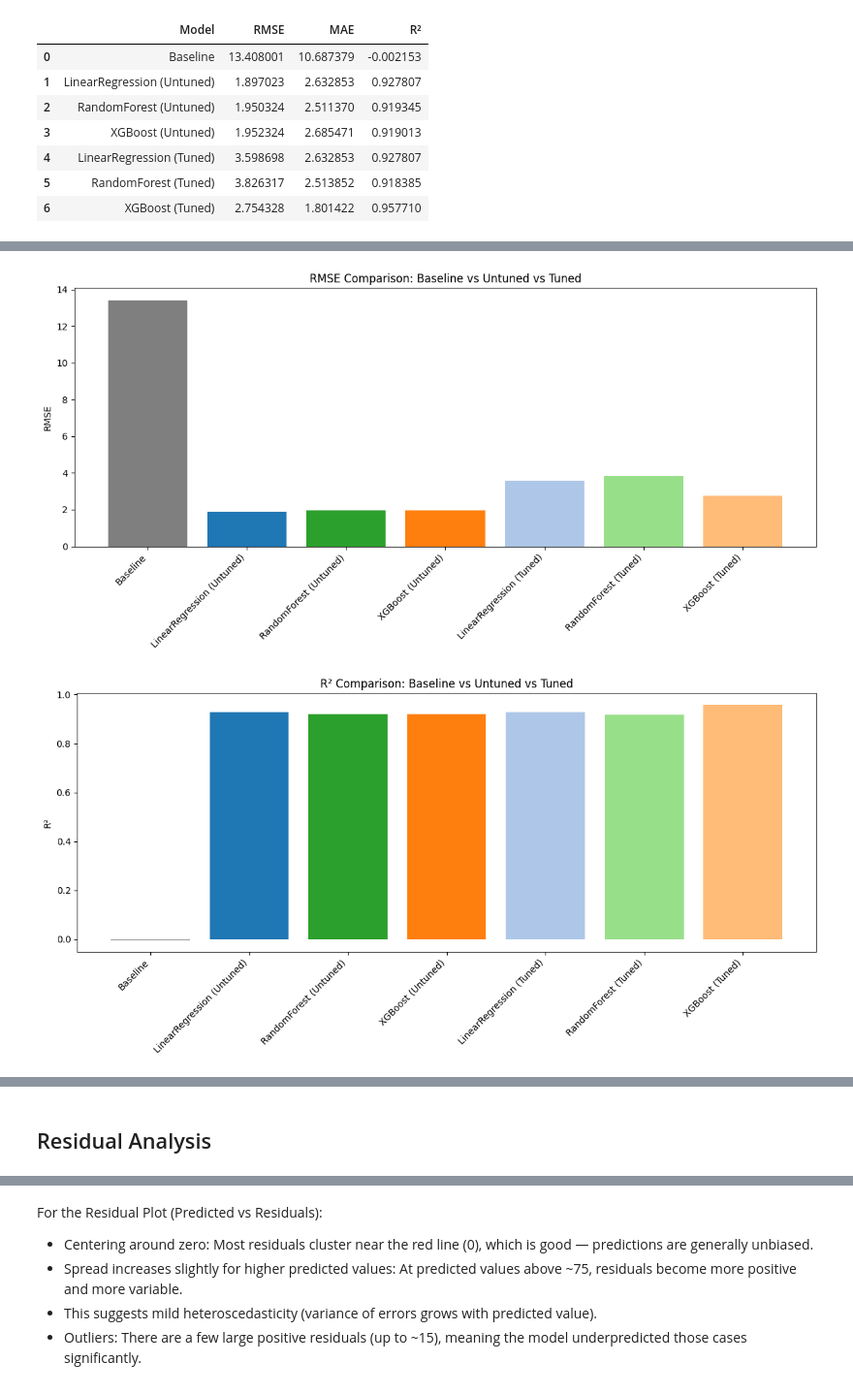
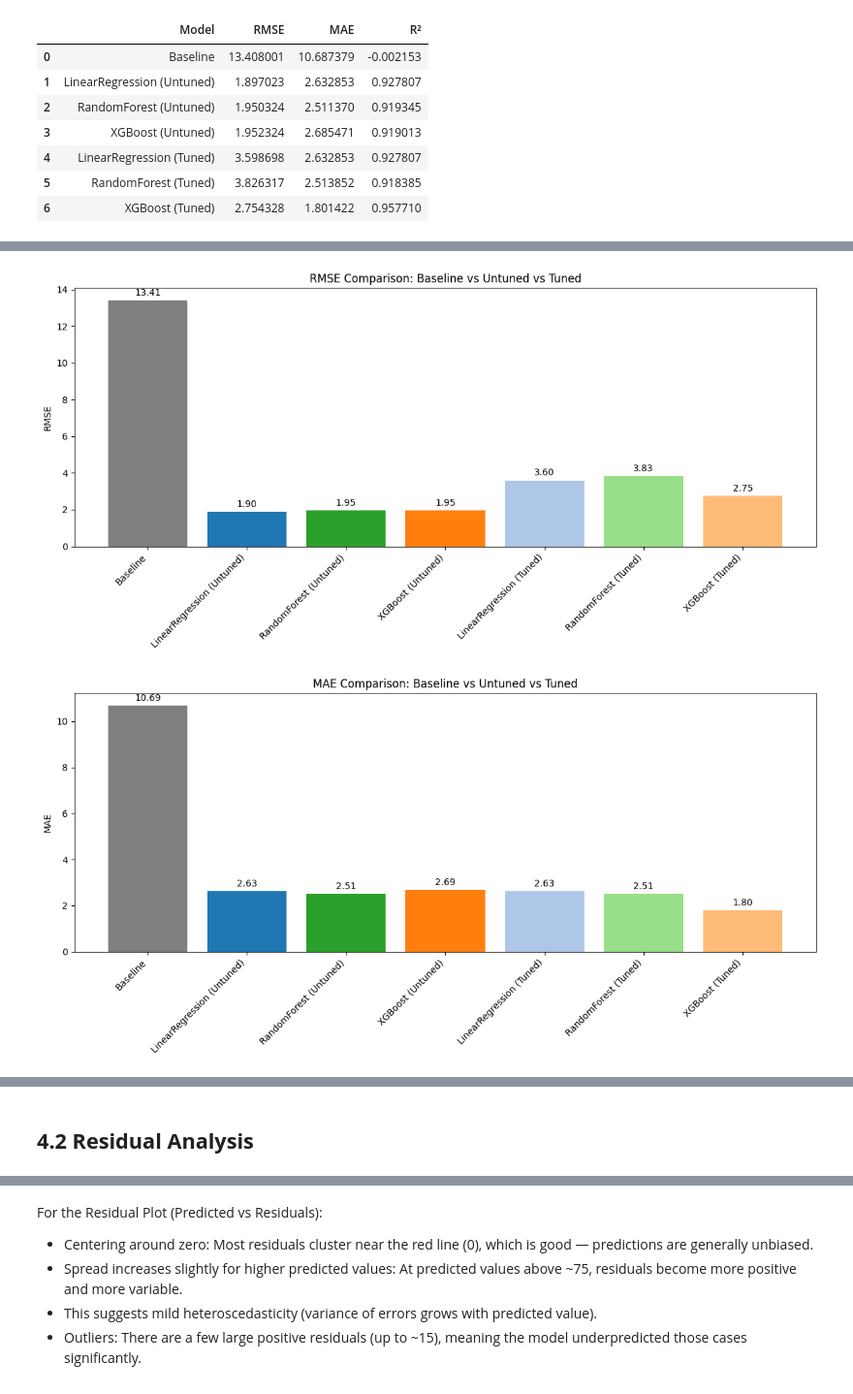
Before and after one commit to ricardo-abreu1/Route-25, a Jupyter notebook: Data_Process.ipynb, the cells around one changed output, grey strips where cells are left out. Shown: that part at 97% size. Drawn from its saved outputs; the diff is of its cells as text; code cells hidden in the pictures.

```diff
--- a/Data_Process.ipynb
+++ b/Data_Process.ipynb
@@ -164,0 +206,11 @@ XGBoost: RMSE=1.95, MAE=2.69, R²=0.919
+# %%
+# Display results
+for model_name, metrics in results.items():
+    print(f"{model_name}: RMSE={metrics['RMSE']:.2f}, MAE={metrics['MAE']:.2f}, R²={metrics['R²']:.3f}")
+
+# Convert results to DataFrame
+results['Baseline'] = {'RMSE': baseline_rmse, 'MAE': baseline_mae, 'R²': baseline_r2}
+results_df = pd.DataFrame(results).T.reset_index()
+results_df.columns = ['Model', 'RMSE', 'MAE', 'R²']
+print("\nModel Performance:")
+results_df
@@ -318,14 +415,20 @@ baseline_r2 = r2_score(y_test, baseline_pred)
 previous_results = results_df.copy()
 previous_results['Model'] = previous_results['Model'] + ' (Untuned)'
 
+
+# Remove any accidental Baseline (Untuned)
+previous_results = previous_results[previous_results['Model'] != 'Baseline (Untuned)']
+
 # ---- Tuned Results ----
 tuned_data = []
+tuned_preds = {}
 for name, model in [('LinearRegression', best_lr), ('RandomForest', best_rf), ('XGBoost', best_xgb)]:
     y_pred = model.predict(X_test)
     rmse = root_mean_squared_error(y_test, y_pred)
     mae = mean_absolute_error(y_test, y_pred)
     r2 = r2_score(y_test, y_pred)
     tuned_data.append({'Model': f'{name} (Tuned)', 'RMSE': rmse, 'MAE': mae, 'R²': r2})
+    tuned_preds[name] = y_pred
 
 tuned_results = pd.DataFrame(tuned_data)
 
@@ -350,42 +498,54 @@ Comparison Table:
 # %%
 # Data from comparison_df
 models = comparison_df['Model']
 rmse_values = comparison_df['RMSE']
+mae_values = comparison_df['MAE']
 r2_values = comparison_df['R²']
 
-# Grouped bar chart for RMSE
-plt.figure(figsize=(12, 6))
-
-# Define positions
+# Positions
 x = np.arange(len(models))
 
-# Colors: same family for each model
+# Colors
 colors = []
 for m in models:
     if 'LinearRegression' in m:
-        colors.append('#1f77b4' if 'Untuned' in m else '#aec7e8')  # Blue shades
+        colors.append('#1f77b4' if 'Untuned' in m else '#aec7e8')
     elif 'RandomForest' in m:
-        colors.append('#2ca02c' if 'Untuned' in m else '#98df8a')  # Green shades
+        colors.append('#2ca02c' if 'Untuned' in m else '#98df8a')
     elif 'XGBoost' in m:
-        colors.append('#ff7f0e' if 'Untuned' in m else '#ffbb78')  # Orange shades
+        colors.append('#ff7f0e' if 'Untuned' in m else '#ffbb78')
     else:
-        colors.append('#7f7f7f')  # Baseline gray
+        colors.append('#7f7f7f')
 
-plt.bar(x, rmse_values, color=colors)
+# ---- RMSE Chart ----
+plt.figure(figsize=(12, 6))
+bars_rmse = plt.bar(x, rmse_values, color=colors)
+plt.bar_label(bars_rmse, fmt='%.2f', padding=3)
 plt.xticks(x, models, rotation=45, ha='right')
 plt.ylabel('RMSE')
 plt.title('RMSE Comparison: Baseline vs Untuned vs Tuned')
 plt.tight_layout()
 plt.show()
 
-# Repeat for R²
+# ---- MAE Chart ----
 plt.figure(figsize=(12, 6))
-plt.bar(x, r2_values, color=colors)
+bars_mae = plt.bar(x, mae_values, color=colors)
+plt.bar_label(bars_mae, fmt='%.2f', padding=3)
+plt.xticks(x, models, rotation=45, ha='right')
+plt.ylabel('MAE')
+plt.title('MAE Comparison: Baseline vs Untuned vs Tuned')
+plt.tight_layout()
+plt.show()
+
+# ---- R² Chart ----
+plt.figure(figsize=(12, 6))
+bars_r2 = plt.bar(x, r2_values, color=colors)
+plt.bar_label(bars_r2, fmt='%.2f', padding=3)
 plt.xticks(x, models, rotation=45, ha='right')
 plt.ylabel('R²')
 plt.title('R² Comparison: Baseline vs Untuned vs Tuned')
 plt.tight_layout()
 plt.show()
 # %% [output]
-[figure, old version]
+[figure, new version]
-[figure, old version]
+[figure, new version]
@@ -392,2 +553,2 @@ plt.show()
 # %% [markdown]
-## Residual Analysis
+## **4.2 Residual Analysis**
```
Also changed, not shown: parts of 49 cells of this notebook, 4 other files.
